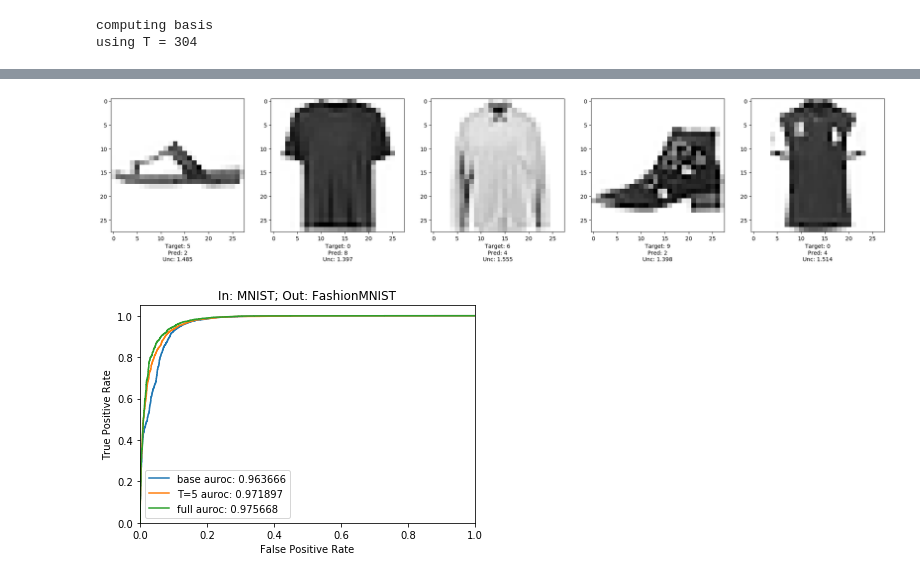
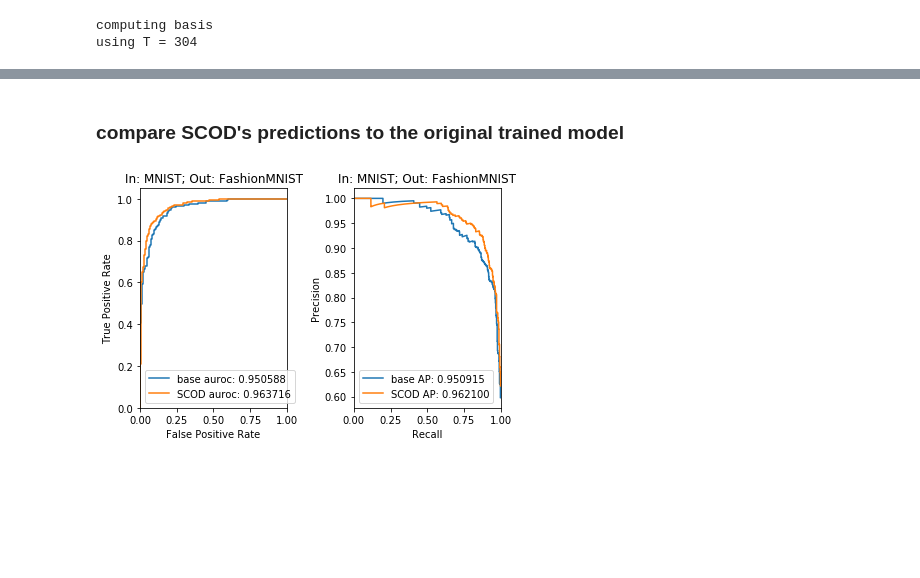
Before and after one commit to StanfordASL/scod-module, a Jupyter notebook: demos/MNIST.ipynb, the cells around one changed output, grey strips where cells are left out. Drawn from its saved outputs; the diff is of its cells as text; code cells hidden in the pictures; blank space fills up the shorter version.

```diff
--- a/demos/MNIST.ipynb
+++ b/demos/MNIST.ipynb
@@ -46 +63,4 @@ prior_weight_var = 2e3
+# %%
+device=torch.device('cuda:0')
+model = model.to(device)
 # %%
@@ -91,7 +105,6 @@ plt.plot(losses)
 # %%
-unc_model = scod.SCOD(model.to(torch.device("cuda:0")), dist_constructor, args={
+unc_model = scod.SCOD(model, dist_constructor, args={
     'num_eigs': 50,
     'num_samples': 304,
     'sketch_type': 'srft',
-    'offline_proj_dim': 5,
 })
@@ -127,2 +119,0 @@ unc_model.optimize_entropy_separation(val_subset, ood_subset)
-# %%
-unc_model.eps = prior_weight_var / unc_model.n_params
@@ -163,10 +125,5 @@ for j,idx in enumerate(np.random.choice(len(dataset), num_plots)):
-# %%
-num_plots = 5
-fig, axes = plt.subplots(1,num_plots, figsize=[5*num_plots, 5], dpi=100)
-for j,idx in enumerate(np.random.choice(len(dataset), num_plots)):
-    viz_dataset_sample( axes[j], val_ood_dataset, idx, unc_model=unc_model )
-# %% [output]
-[figure, removed]
+# %% [markdown]
+### compare SCOD's predictions to the original trained model
 # %%
 from torch.utils.data import DataLoader
 from tqdm import tqdm
@@ -188,27 +145,40 @@ kmnist_uncs_full = torch.cat( [ unc_model(batch[0].to(unc_model.device), T=None)
 # %%
-from sklearn.metrics import roc_curve, roc_auc_score
+from sklearn.metrics import roc_curve, roc_auc_score, precision_recall_curve, average_precision_score
 
 groups = [
-    ('base', val_base, ood_base),
-    ('T=5', val_uncs, ood_uncs),
-    ('full', val_uncs_full, ood_uncs_full)
+    ('base', val_base, fashion_base),
+    ('SCOD', val_uncs, fashion_uncs),
 ]
 
+fig, axes = plt.subplots(1,2)
+
 for label, in_uncs, out_uncs in groups:
-    fpr, tpr, thresh = roc_curve(np.concatenate([np.zeros(5000), np.ones(5000)]), torch.cat([in_uncs, out_uncs]).detach().cpu())
-    auroc = roc_auc_score(np.concatenate([np.zeros(5000), np.ones(5000)]), torch.cat([in_uncs, out_uncs]).detach().cpu())
+    y_true = np.concatenate([np.zeros(500), np.ones(500)])
+    preds = torch.cat([in_uncs, out_uncs]).detach().cpu()
+    fpr, tpr, thresh = roc_curve(y_true, preds)
+    auroc = roc_auc_score(y_true, preds)
 
-    plt.plot(fpr, tpr, label=(label + " auroc: %03f" % auroc))
+    precision, recall, _ = precision_recall_curve(y_true, preds)
+    avg_prec = average_precision_score(y_true, preds)
 
-plt.xlim([0.0, 1.0])
-plt.ylim([0.0, 1.05])
-plt.xlabel('False Positive Rate')
-plt.ylabel('True Positive Rate')
-plt.legend()
-plt.title("In: MNIST; Out: FashionMNIST")
+    axes[0].plot(fpr, tpr, label=(label + " auroc: %03f" % auroc))
+    axes[1].plot(recall, precision, label=(label + " AP: %03f" % avg_prec))
+
+axes[0].set_xlim([0.0, 1.0])
+axes[0].set_ylim([0.0, 1.05])
+axes[0].set_xlabel('False Positive Rate')
+axes[0].set_ylabel('True Positive Rate')
+axes[0].legend()
+axes[0].set_title("In: MNIST; Out: FashionMNIST")
+axes[1].set_xlim([0.0, 1.0])
+axes[1].set_xlabel('Recall')
+axes[1].set_ylabel('Precision')
+axes[1].legend()
+axes[1].set_title("In: MNIST; Out: FashionMNIST")
+plt.tight_layout()
 plt.show()
 # %% [output]
-[figure, old version]
+[figure, new version]
 # %%
 groups = [
     ('base', val_base, kmnist_base),
```
Also changed, not shown: parts of 20 cells of this notebook, 3 other files.
